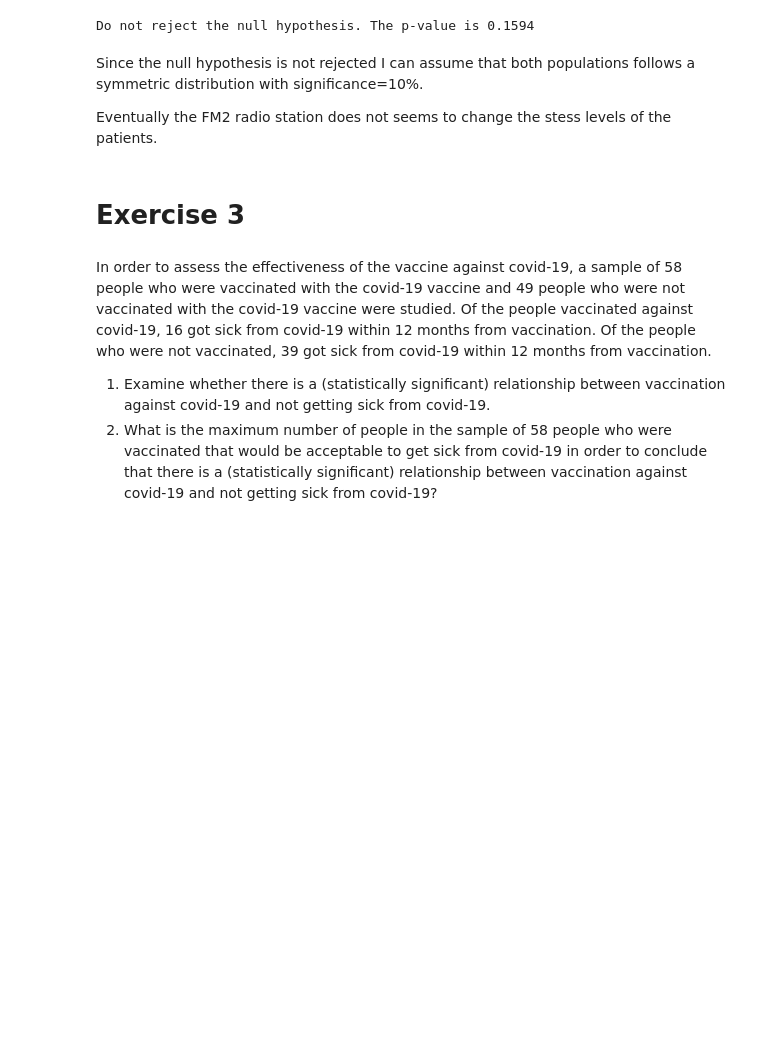
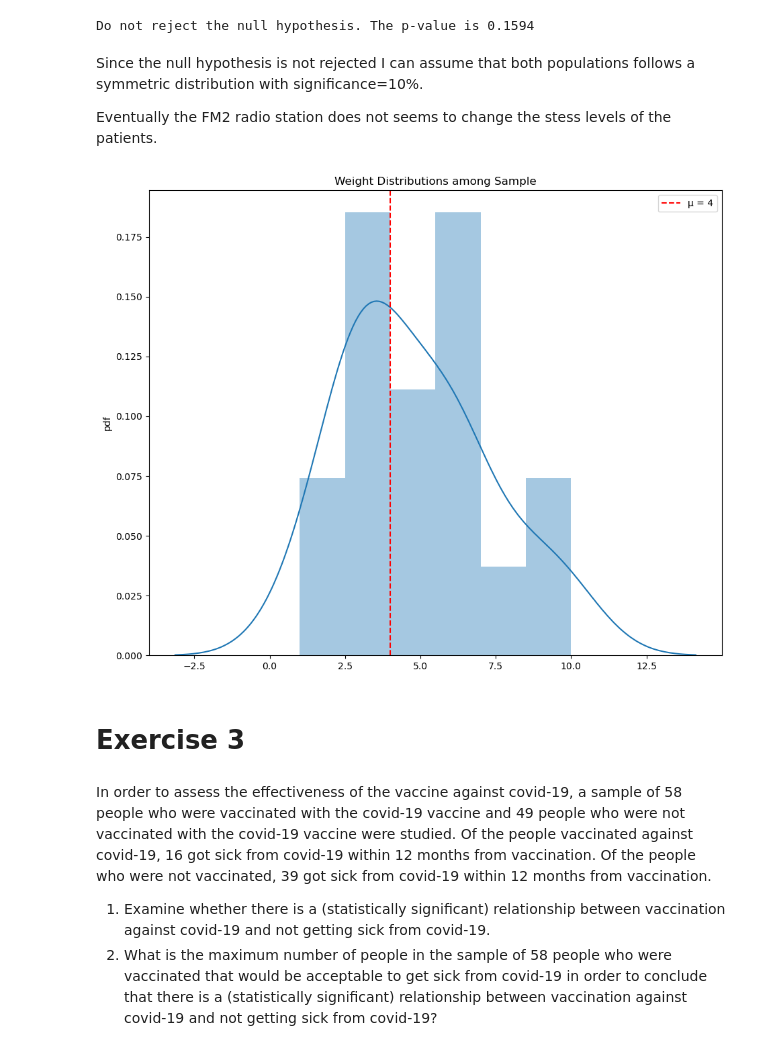
Before and after one commit to SpyrosAlvanakis/Biostatistics, a Jupyter notebook: Biostatistics_assignment_1.ipynb, the cells around one changed output. Cells and saved outputs as stored; diff of their text form; code cells hidden in the pictures; blank space fills up the shorter version.

```diff
--- a/Biostatistics_assignment_1.ipynb
+++ b/Biostatistics_assignment_1.ipynb
@@ -150,6 +228,16 @@ Do not reject the null hypothesis. The p-value is 0.1594
 Since the null hypothesis is not rejected I can assume that both populations follows a symmetric distribution with significance=10%.
 
 Eventually the FM2 radio station does not seems to change the stess levels of the patients.
+# %%
+f, ax = plt.subplots( figsize = (11,9) )
+plt.title( 'Weight Distributions among Sample' )
+plt.ylabel( 'pdf' )
+sns.distplot( data, bins = 6)
+plt.axvline(4, color='red', linestyle='--', label=f"μ = {4}")
+plt.legend()
+plt.show()
+# %% [output]
+[figure, added]
 # %% [markdown]
 # **Exercise 3**
 # %% [markdown]
```
Also changed, not shown: parts of 43 cells of this notebook.
